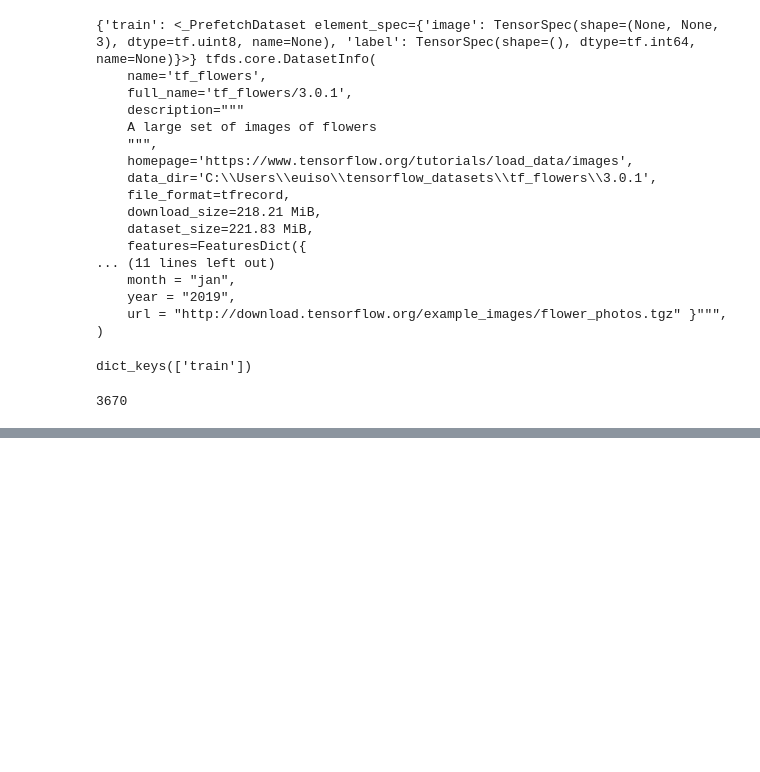
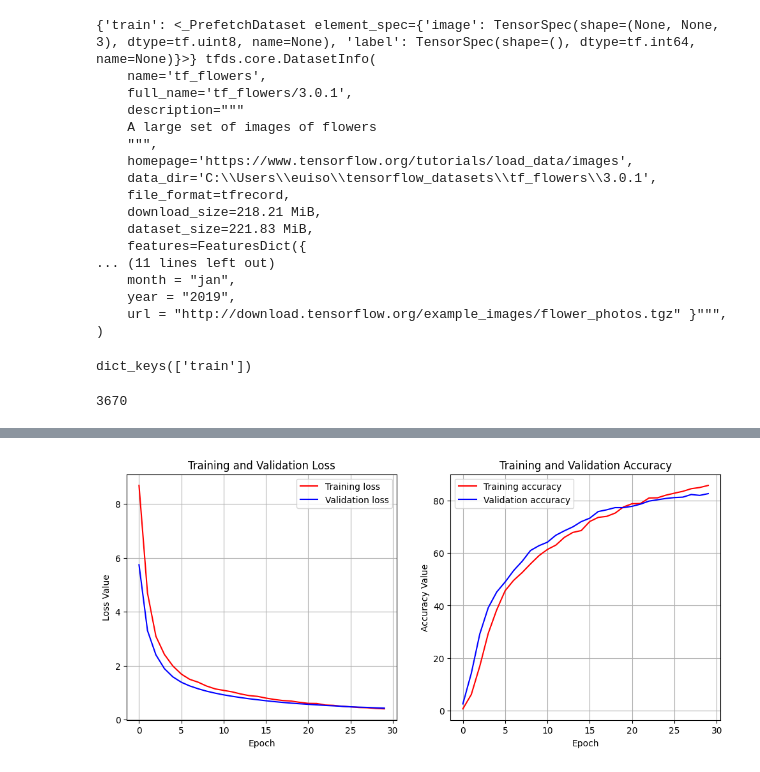
Before and after one commit to ramiuss/Tf_flowers, a Jupyter notebook: tf_flowers_torch_transfer.ipynb, the cells around one changed output, grey strips where cells are left out. Cells and saved outputs as stored; diff of their text form; code cells hidden in the pictures; blank space fills up the shorter version.

```diff
--- a/tf_flowers_torch_transfer.ipynb
+++ b/tf_flowers_torch_transfer.ipynb
@@ -45,7 +45,7 @@ print(len(ds_train))
 # %%
 print(len(ds_train))
 
-ds_train = ds_train.map(lambda x:(tf.image.resize(x['image'], (150, 150)), x['label']))
+ds_train = ds_train.map(lambda x:(tf.image.resize(x['image'], (224, 224)), x['label']))
 ds_train = ds_train.shuffle(1000).batch(3670)
 batch = next(iter(ds_train))
 print(batch[0].shape, type(batch[0]), batch[1].shape, type(batch[1]))
@@ -211,0 +173,4 @@ NeuralNetwork(
+# %%
+pretrained_model = models.vgg16(weights=models.VGG16_Weights.DEFAULT)
+
+print(pretrained_model)
@@ -314,15 +228,0 @@ optimizer = torch.optim.Adam(model.parameters(), lr=0.001)
-# %%
-num_epochs = 30
-
-for epoch in range(num_epochs):
-    model.train()
-    running_loss = 0.0
-    for inputs, labels in train_loader:
-        optimizer.zero_grad()
-        outputs = model(inputs)
-        loss = criterion(outputs, labels)
-        loss.backward()
-        optimizer.step()
-        running_loss += loss.item()
-
-    print(f"Epoch {epoch+1}/{num_epochs}, Loss: {running_loss/len(train_loader)}")
@@ -336,0 +359,26 @@ Epoch 7/30, Loss: 0.06585335013611864
+# %%
+import matplotlib.pyplot as plt
+
+plt.figure(figsize=(12, 5))
+
+plt.subplot(1, 2, 1)
+plt.plot(train_loss_list, 'r', label='Training loss')
+plt.plot(test_loss_list, 'b', label='Validation loss')
+plt.title('Training and Validation Loss')
+plt.xlabel('Epoch')
+plt.ylabel('Loss Value')
+plt.legend()
+plt.grid()
+
+plt.subplot(1, 2, 2)
+plt.plot(train_accuracy_list, 'r', label='Training accuracy')
+plt.plot(test_accuracy_list, 'b', label='Validation accuracy')
+plt.title('Training and Validation Accuracy')
+plt.xlabel('Epoch')
+plt.ylabel('Accuracy Value')
+plt.legend()
+plt.grid()
+
+plt.show()
+# %% [output]
+[figure, added]
```
Also changed, not shown: parts of 33 cells of this notebook.
